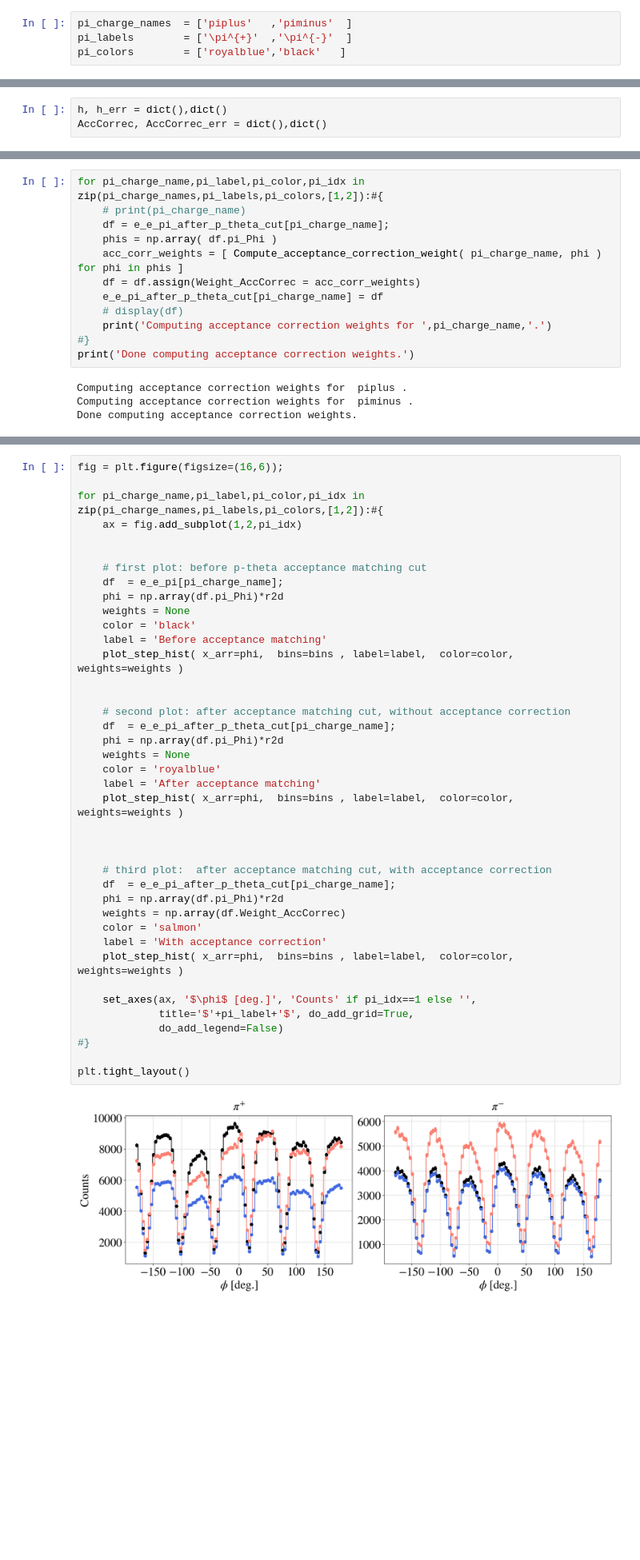
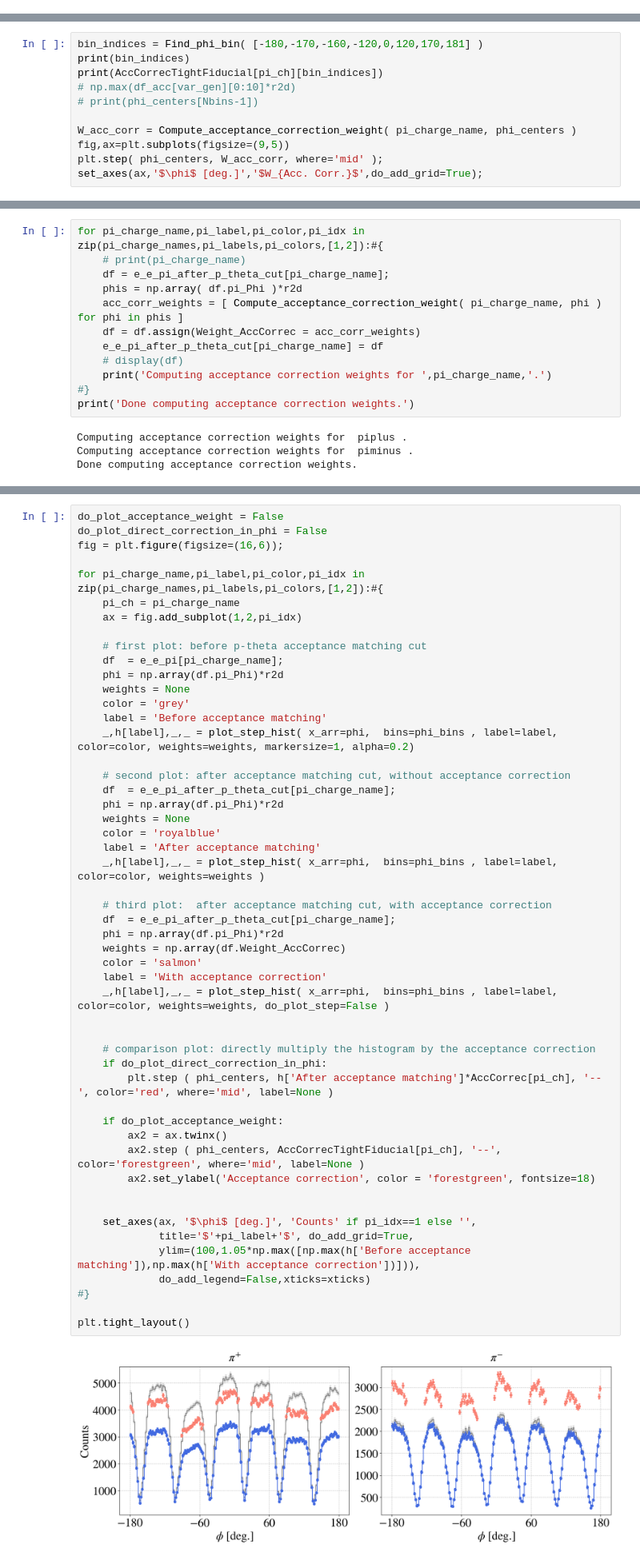
Before and after one commit to erezcoh4/SIDIS_at_BAND, a Jupyter notebook: PythonAnalysis/AcceptanceCorrections/acceptance_matching_and_correction.ipynb, the cells around one changed output, grey strips where cells are left out. Shown at 80% size. Saved outputs shown, nothing was run; the diff lists cells and outputs as text; blank space fills up the shorter version.

```diff
--- a/PythonAnalysis/AcceptanceCorrections/acceptance_matching_and_correction.ipynb
+++ b/PythonAnalysis/AcceptanceCorrections/acceptance_matching_and_correction.ipynb
@@ -76,7 +189,3 @@ done.
-# %%
-pi_charge_names  = ['piplus'   ,'piminus'  ]
-pi_labels        = ['\pi^{+}'  ,'\pi^{-}'  ]
-pi_colors        = ['royalblue','black'   ]
 # %%
 Nevents = dict()
 frac_Nevents = dict()
@@ -117,6 +231,3 @@ for pi_charge_name in pi_charge_names:
 For all simulated events
 
 Important note: the acceptance correciton is computed in fixed bins of $\phi$
-# %%
-h, h_err = dict(),dict()
-AccCorrec, AccCorrec_err = dict(),dict()
@@ -255,0 +305,11 @@ To check the correction, plot the data as a function of $\phi$, where each event
+# %%
+bin_indices = Find_phi_bin( [-180,-170,-160,-120,0,120,170,181] )
+print(bin_indices)
+print(AccCorrecTightFiducial[pi_ch][bin_indices])
+# np.max(df_acc[var_gen][0:10]*r2d)
+# print(phi_centers[Nbins-1])
+
+W_acc_corr = Compute_acceptance_correction_weight( pi_charge_name, phi_centers )
+fig,ax=plt.subplots(figsize=(9,5))
+plt.step( phi_centers, W_acc_corr, where='mid' );
+set_axes(ax,'$\phi$ [deg.]','$W_{Acc. Corr.}$',do_add_grid=True);
@@ -275,7 +342,7 @@ W_acc_corr: 1.3823529411764706
 for pi_charge_name,pi_label,pi_color,pi_idx in zip(pi_charge_names,pi_labels,pi_colors,[1,2]):#{
     # print(pi_charge_name)
     df = e_e_pi_after_p_theta_cut[pi_charge_name];
-    phis = np.array( df.pi_Phi )
+    phis = np.array( df.pi_Phi )*r2d
     acc_corr_weights = [ Compute_acceptance_correction_weight( pi_charge_name, phi ) for phi in phis ]
     df = df.assign(Weight_AccCorrec = acc_corr_weights)
     e_e_pi_after_p_theta_cut[pi_charge_name] = df
@@ -294,42 +360,53 @@ bins=np.linspace(-180,180,100)
 # %%
+do_plot_acceptance_weight = False
+do_plot_direct_correction_in_phi = False
 fig = plt.figure(figsize=(16,6));
 
 for pi_charge_name,pi_label,pi_color,pi_idx in zip(pi_charge_names,pi_labels,pi_colors,[1,2]):#{
+    pi_ch = pi_charge_name
     ax = fig.add_subplot(1,2,pi_idx)
-
 
     # first plot: before p-theta acceptance matching cut
     df  = e_e_pi[pi_charge_name];
     phi = np.array(df.pi_Phi)*r2d
     weights = None
-    color = 'black'
+    color = 'grey'
     label = 'Before acceptance matching'
-    plot_step_hist( x_arr=phi,  bins=bins , label=label,  color=color, weights=weights )
-
+    _,h[label],_,_ = plot_step_hist( x_arr=phi,  bins=phi_bins , label=label,  color=color, weights=weights, markersize=1, alpha=0.2)
 
     # second plot: after acceptance matching cut, without acceptance correction
     df  = e_e_pi_after_p_theta_cut[pi_charge_name];
     phi = np.array(df.pi_Phi)*r2d
     weights = None
     color = 'royalblue'
     label = 'After acceptance matching'
-    plot_step_hist( x_arr=phi,  bins=bins , label=label,  color=color, weights=weights )
-
-
+    _,h[label],_,_ = plot_step_hist( x_arr=phi,  bins=phi_bins , label=label,  color=color, weights=weights )
 
     # third plot:  after acceptance matching cut, with acceptance correction
     df  = e_e_pi_after_p_theta_cut[pi_charge_name];
     phi = np.array(df.pi_Phi)*r2d
     weights = np.array(df.Weight_AccCorrec)
     color = 'salmon'
     label = 'With acceptance correction'
-    plot_step_hist( x_arr=phi,  bins=bins , label=label,  color=color, weights=weights )
+    _,h[label],_,_ = plot_step_hist( x_arr=phi,  bins=phi_bins , label=label,  color=color, weights=weights, do_plot_step=False )
+
+
+    # comparison plot: directly multiply the histogram by the acceptance correction
+    if do_plot_direct_correction_in_phi:
+        plt.step ( phi_centers, h['After acceptance matching']*AccCorrec[pi_ch], '--', color='red', where='mid', label=None )
+
+    if do_plot_acceptance_weight:
+        ax2 = ax.twinx()
+        ax2.step ( phi_centers, AccCorrecTightFiducial[pi_ch], '--', color='forestgreen', where='mid', label=None )
+        ax2.set_ylabel('Acceptance correction', color = 'forestgreen', fontsize=18)
+
 
     set_axes(ax, '$\phi$ [deg.]', 'Counts' if pi_idx==1 else '',
              title='$'+pi_label+'$', do_add_grid=True,
-             do_add_legend=False)
+             ylim=(100,1.05*np.max([np.max(h['Before acceptance matching']),np.max(h['With acceptance correction'])])),
+             do_add_legend=False,xticks=xticks)
 #}
 
 plt.tight_layout()
 # %% [output]
-[figure, old version]
+[figure, new version]
```
Also changed, not shown: parts of 42 cells of this notebook, 4 other files.
